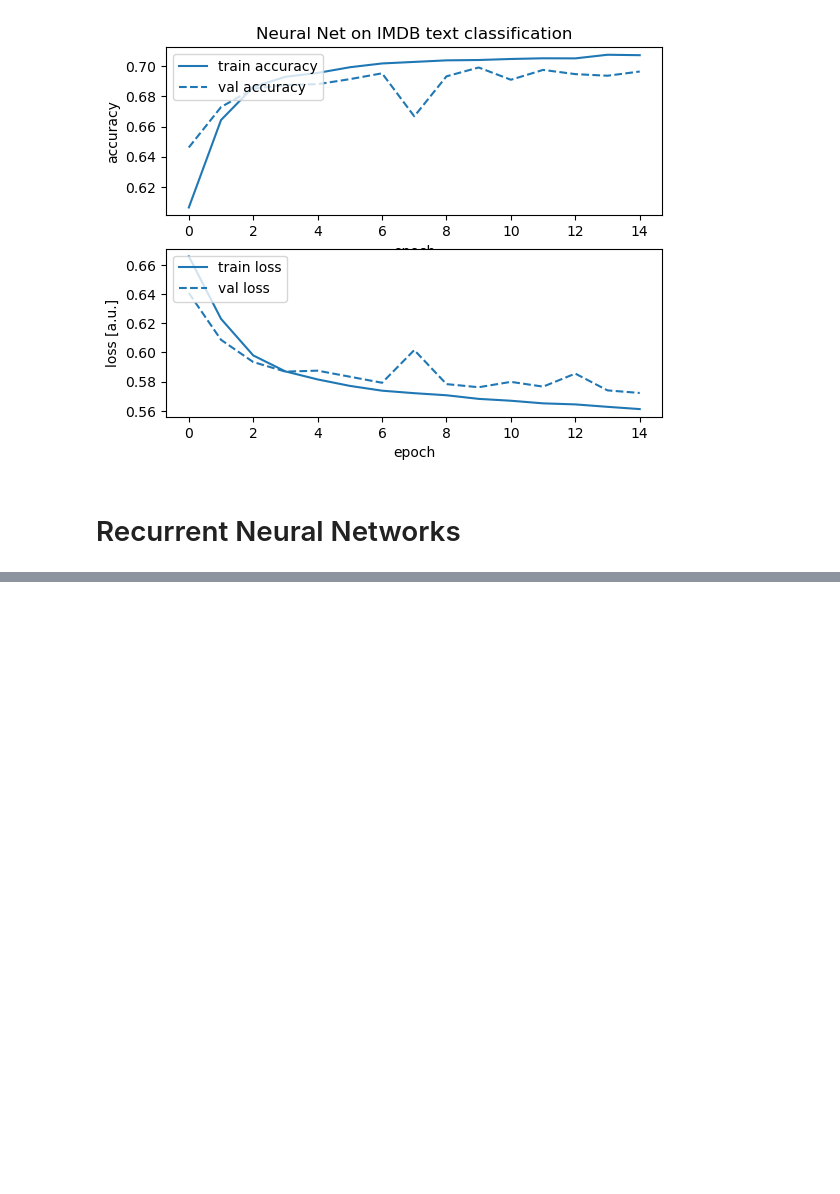
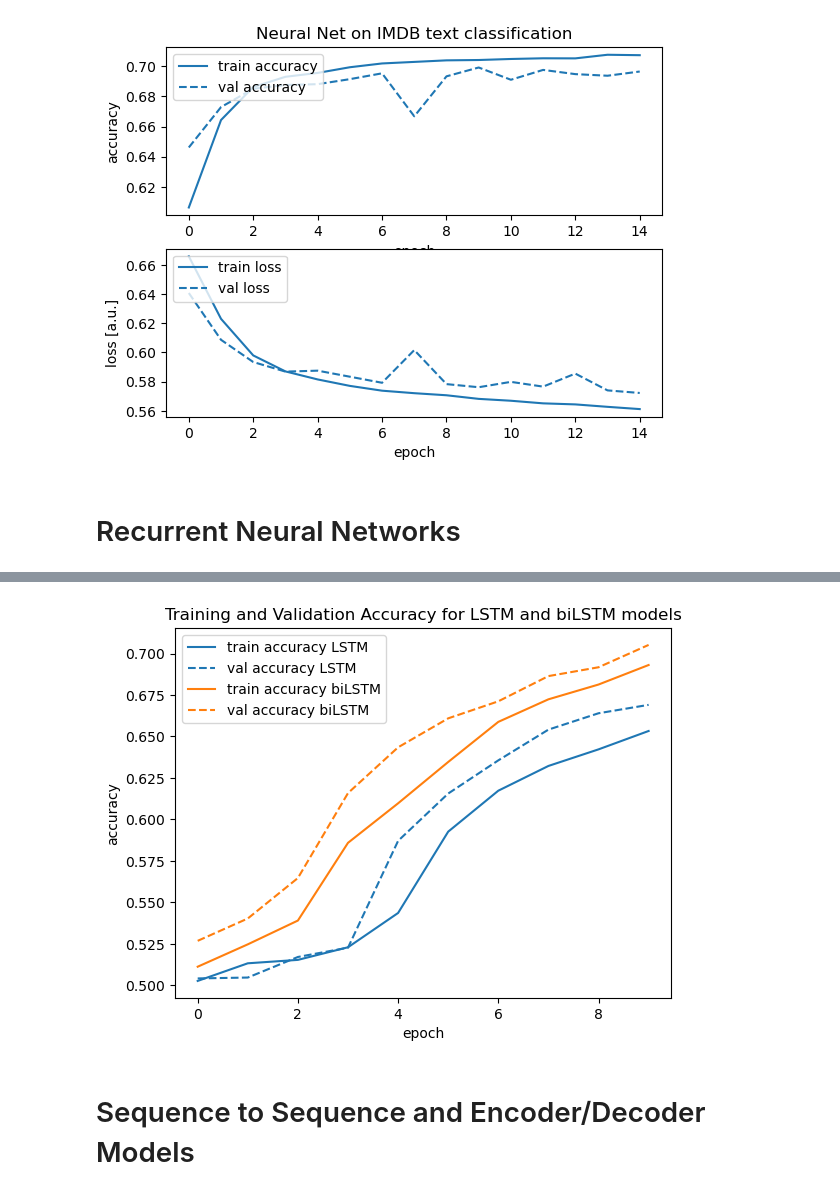
Before and after one commit to zpsheldon/nma_deeplearning, a Jupyter notebook: 8_ModernRNNs.ipynb, the cells around one changed output, grey strips where cells are left out. Drawn from its saved outputs; the diff is of its cells as text; code cells hidden in the pictures; blank space fills up the shorter version.

```diff
--- a/8_ModernRNNs.ipynb
+++ b/8_ModernRNNs.ipynb
@@ -769,0 +1449,19 @@ plt.show()
+# %%
+# Compare accuracies of LSTM and biLSTM
+plot_train_val(np.arange(0, epochs), lstm_train_acc,
+               lstm_validation_acc,
+               'train accuracy LSTM', 'val accuracy LSTM',
+               '', 'accuracy',
+               color='C0')
+plot_train_val(np.arange(0, epochs), bilstm_train_acc,
+               bilstm_validation_acc,
+               'train accuracy biLSTM', 'val accuracy biLSTM',
+               'Training and Validation Accuracy for LSTM and biLSTM models',
+               'accuracy',
+               color='C1')
+plt.legend(loc='upper left')
+plt.show()
+# %% [output]
+[figure, added]
+# %% [markdown]
+# Sequence to Sequence and Encoder/Decoder Models
```
Also changed, not shown: parts of 46 cells of this notebook.
